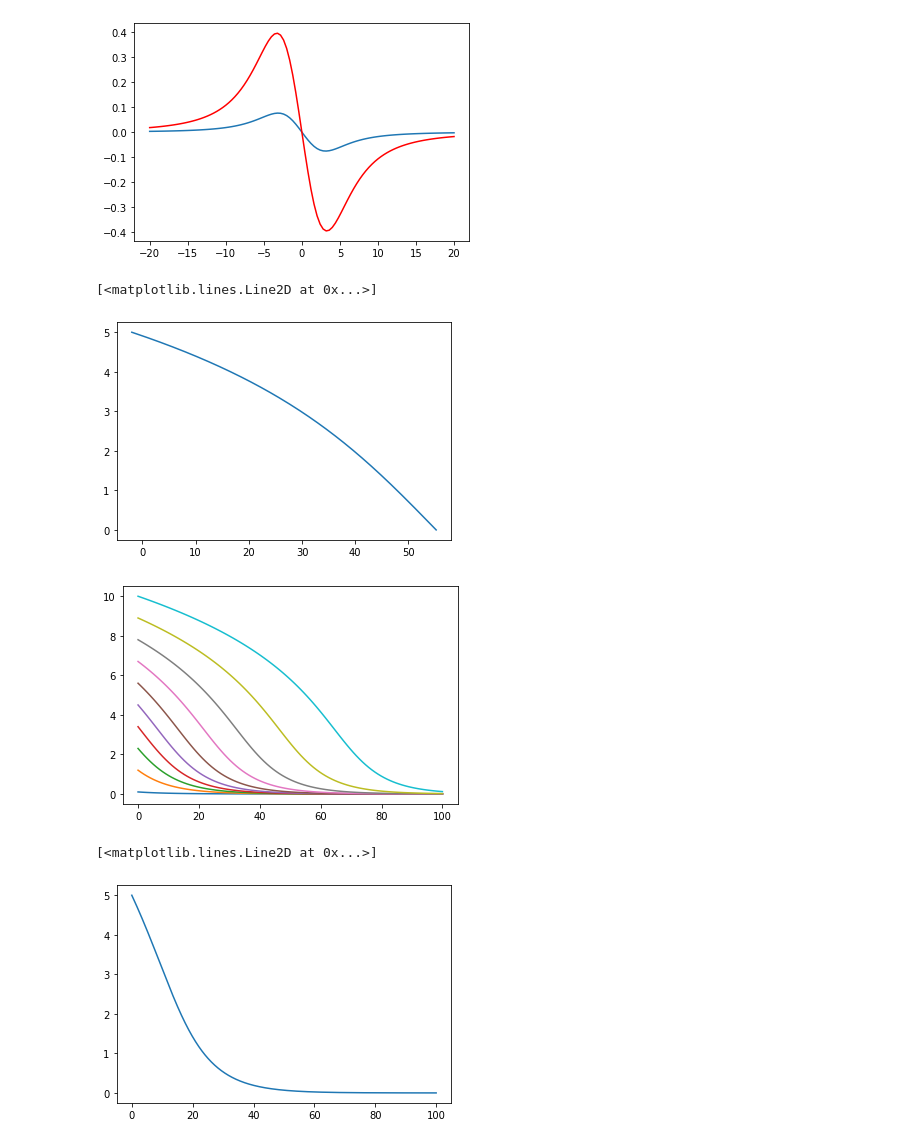
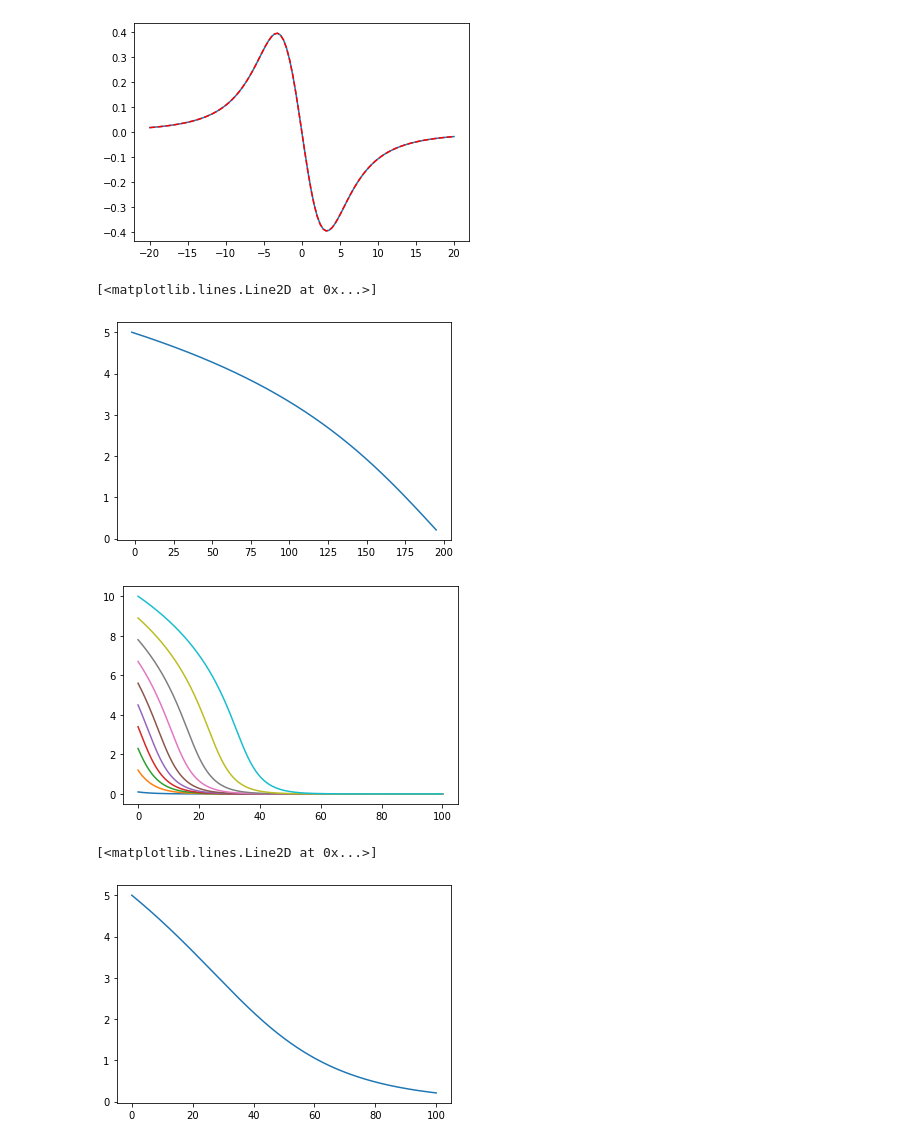
Before and after one commit to Giovanni-Alonso-Torres/Archivos_publicos, a Jupyter notebook: Simulaciones/Other.ipynb, the cells around one changed output. Saved outputs shown, nothing was run; the diff lists cells and outputs as text; code cells hidden in the pictures.

```diff
--- a/Simulaciones/Other.ipynb
+++ b/Simulaciones/Other.ipynb
@@ -34,9 +34,9 @@ L = Γ*qt.lindblad_dissipator(σ)
 def F(v):
     Hm = (ħ*Ω/2)*(σ+σ.dag())-ħ*(δ-k*v)*e*e.dag()
     Hp = (ħ*Ω/2)*(σ+σ.dag())-ħ*(δ+k*v)*e*e.dag()
-    ρm = qt.steadystate(Hm, [L])
-    ρp = qt.steadystate(Hp, [L])
-    p = 1j*(σ-σ.dag())
+    ρm = qt.steadystate((1/ħ)*Hm, [L])
+    ρp = qt.steadystate((1/ħ)*Hp, [L])
+    p = 0.785398163397449j*ħ*(σ-σ.dag())
     Fm = (1j/ħ)*qt.commutator(Hm, p)
     Fp = (1j/ħ)*qt.commutator(Hp, p)
     return (ρm*Fm).tr()-(ρp*Fp).tr()
@@ -48,10 +48,10 @@ for vi in v:
 Fa = (ħ*k*Ω**2/Γ)*(1/(1+2*Ω**2/Γ**2+4*δm**2/Γ**2)-1/(1+2*Ω**2/Γ**2+4*δp**2/Γ**2))
 # %%
 plt.plot(v,Fn)
-plt.plot(v,Fa, color='red')
+plt.plot(v,Fa, 'r--')
 plt.show()
 # %% [output]
-[figure, old version]
+[figure, new version]
 # %%
 def f(y, t):
     return (y[1], F(y[1]))
@@ -63,26 +63,25 @@ p = ys[:,1]
 plt.plot(x,p)
 # %% [output]
 [<matplotlib.lines.Line2D at 0x...>]
-[figure, old version]
+[figure, new version]
 # %%
 def Fa(v):
     return (ħ*k*Ω**2/Γ)*(1/(1+2*Ω**2/Γ**2+4*(δ-k*v)**2/Γ**2)-1/(1+2*Ω**2/Γ**2+4*(δ+k*v)**2/Γ**2))
 # %%
 def f(y, t):
     return (y[1], Fa(y[1]))
-t = np.linspace(0, 100, 100)
 for p0 in np.linspace(0.1,10,10):
     ys = odeint(f, [-2,p0], t)
     plt.plot(t,ys[:,1])
 #x = ys[:,0]
 #p = ys[:,1]
 # %% [output]
-[figure, old version]
+[figure, new version]
 # %%
 plt.plot(t,p)
 # %% [output]
 [<matplotlib.lines.Line2D at 0x...>]
-[figure, old version]
+[figure, new version]
 # %%
 plt.plot(x,p)
 # %% [output]
```
Also changed, not shown: parts of 10 cells of this notebook, 3 other files.
